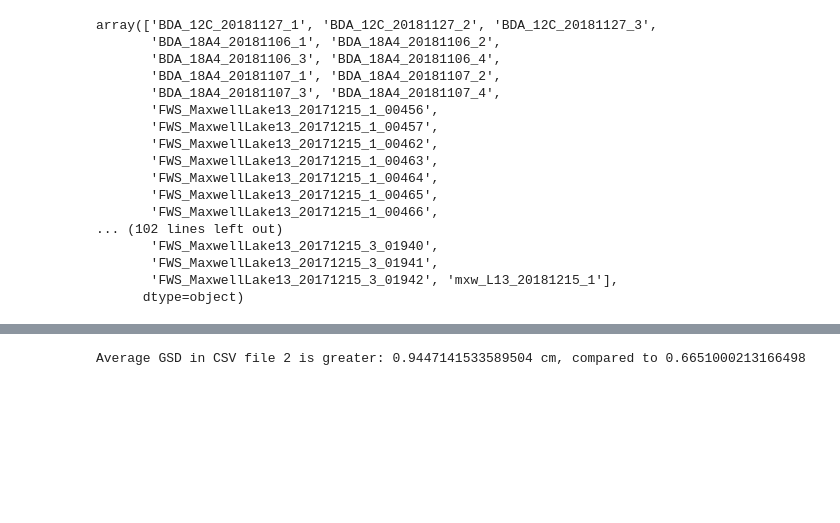
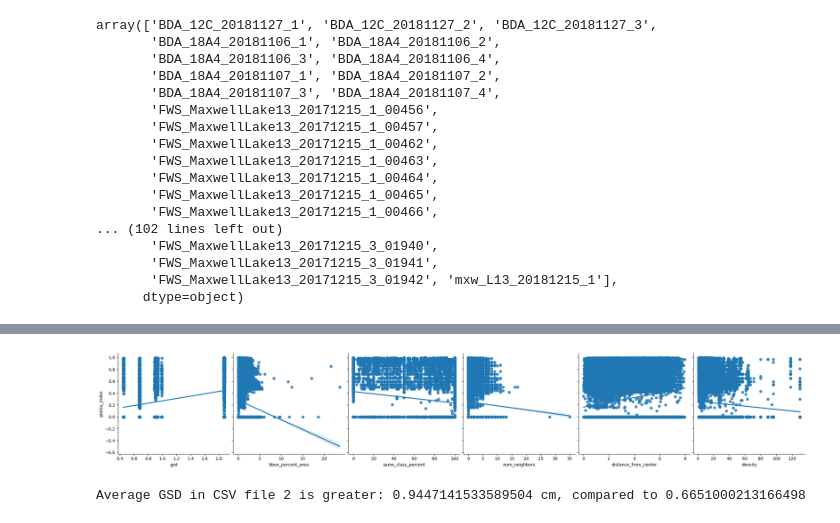
Before and after one commit to ASPIRE-collab/drones4ducks-optimizing, a Jupyter notebook: utils/texture/annotationfactors_crowd.ipynb, the cells around one changed output, grey strips where cells are left out. Saved outputs shown, nothing was run; the diff lists cells and outputs as text; code cells hidden in the pictures; blank space fills up the shorter version.

Commit message:
regression

```diff
--- a/utils/texture/annotationfactors_crowd.ipynb
+++ b/utils/texture/annotationfactors_crowd.ipynb
@@ -596,3 +596,6 @@ See the caveats in the documentation: https://pandas.pydata.org/pandas-docs/stab
 | 2 | 3 | 20211201_Atrisco_0459_01_01.png | Goose | [266.75, 120.83124542236328, 60.3... | 0.764205 | 20211201_Atrisco_0459 | 5188.454956 | ... |
 | 3 | 4 | 20211201_Atrisco_0459_01_01.png | Goose | [176.8125, 22.46035385131836, 52.... | 0.764205 | 20211201_Atrisco_0459 | 4368.000000 | ... |
 | 4 | 5 | 20211201_Atrisco_0459_01_01.png | Goose | [101.36946105957031, 170.06580352... | 0.721928 | 20211201_Atrisco_0459 | 5135.498171 | ... |
+# %%
+df = pd.get_dummies(df, columns=['consensus_class_ID'], prefix=['val']).astype(int)
+df.head()
@@ -645,3 +636,9 @@ plt.show()
+# %%
+# Create a pairplot with regression lines
+sns.pairplot(df, x_vars=['gsd', 'bbox_percent_area', 'same_class_percent', 'num_neighbors', 'distance_from_center', 'density'], y_vars=['pielou_index'], kind='reg', height=4)
+plt.show()
+# %% [output]
+[figure, added]
 # %%
 import csv
 
```
Also changed, not shown: parts of 3 cells of this notebook, 1 other file.
